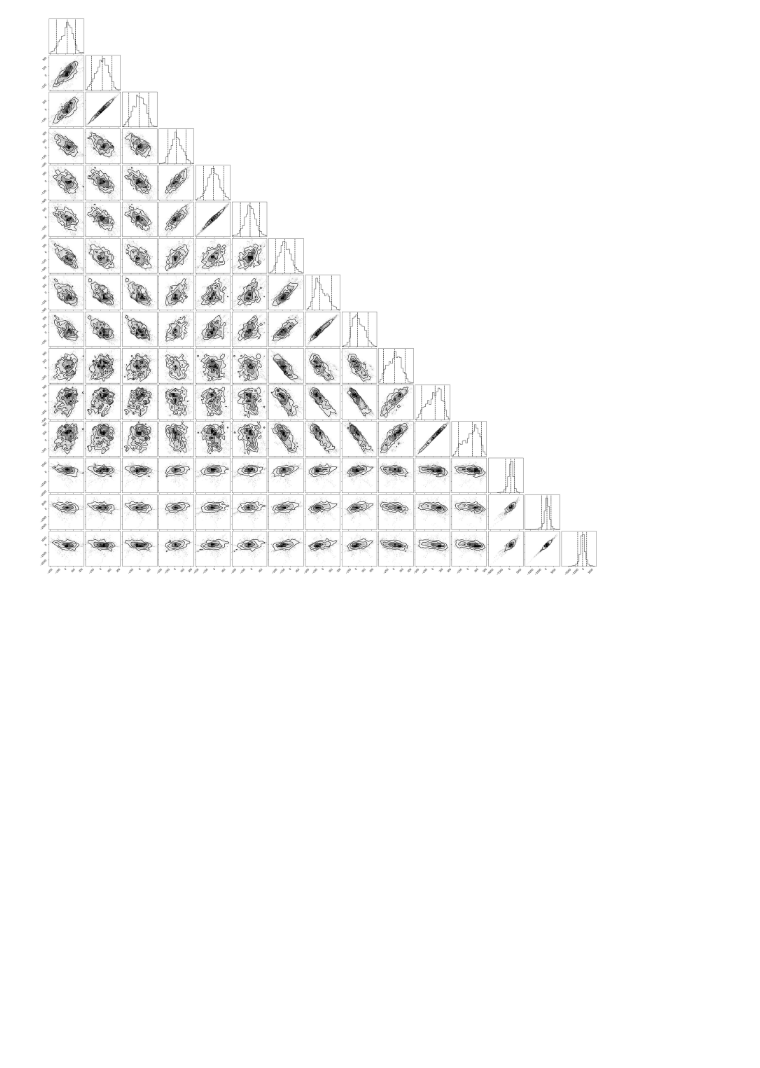
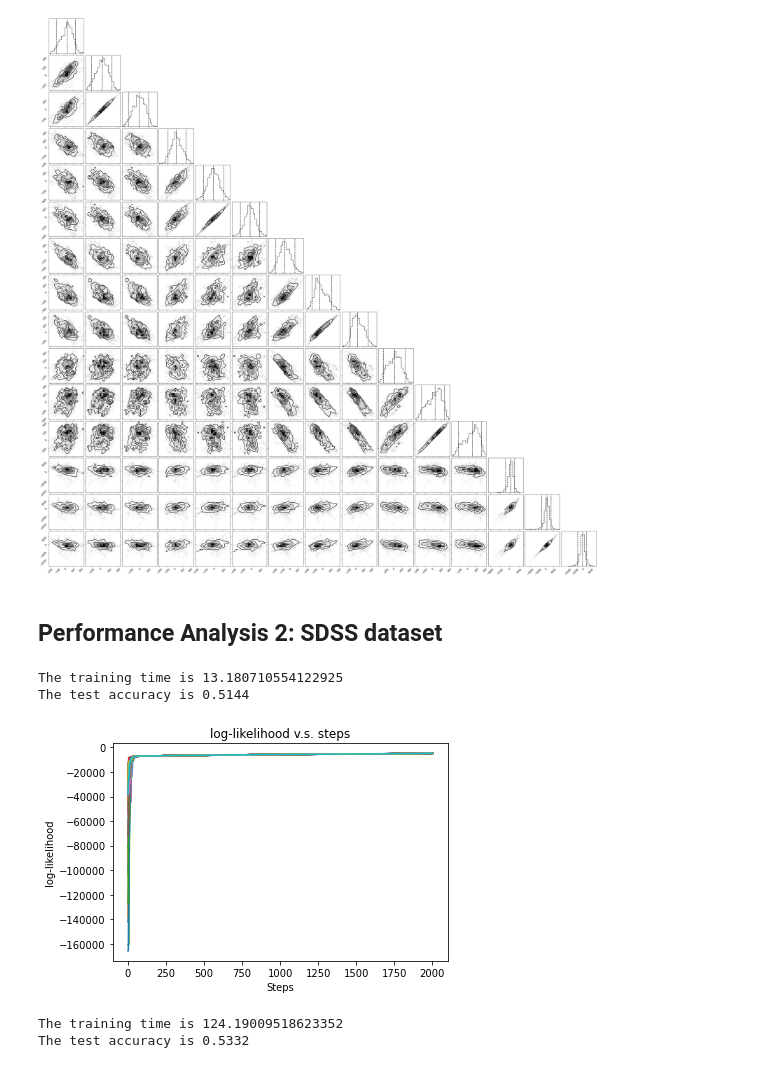
Before and after one commit to Foo2000/Optimizing-Softmax-Regression-with-MCMC, a Jupyter notebook: Optimizing_Softmax_Regression_with_MCMC.ipynb, the cells around one changed output. Cells and saved outputs as stored; diff of their text form; code cells hidden in the pictures; blank space fills up the shorter version.

Commit message:
Add SDSS dataset

```diff
--- a/Optimizing_Softmax_Regression_with_MCMC.ipynb
+++ b/Optimizing_Softmax_Regression_with_MCMC.ipynb
@@ -212,3 +214,55 @@ print("The test accuracy is", test_accuracy)
 The training time is 17.645887851715088
 The test accuracy is 0.9473684210526315
 [figure]
+# %% [markdown]
+## Performance Analysis 2: SDSS dataset
+# %%
+# read the raw SDSS dataset
+SDSS = pd.read_csv('Skyserver_SQL2_27_2018 6_51_39 PM.csv')
+# drop the irrelevant data:
+SDSS.drop(['objid', 'rerun', 'specobjid', 'plate'], axis=1, inplace=True)
+# drop the correlated data:
+SDSS.drop(['g', 'r', 'i', 'mjd'], axis=1, inplace=True)
+# rearrange the columns
+SDSS = SDSS[['ra', 'dec', 'u', 'z', 'run', 'camcol', 'field', 'redshift', 'fiberid', 'class']]
+# convert the labels to 0,1,2 for easy one-hot encoding
+SDSS['class'] = SDSS['class'].replace(['STAR'], 0)
+SDSS['class'] = SDSS['class'].replace(['GALAXY'], 1)
+SDSS['class'] = SDSS['class'].replace(['QSO'], 2)
+# convert the pd dataframe into a np array for use
+SDSS_data = SDSS.values
+
+train = SDSS_data[:(len(SDSS_data)*3//4)]
+train_x = train[:,:-1]
+train_y = train[:,-1].astype(int)
+
+test = SDSS_data[(len(SDSS_data)*3//4):]
+test_x = test[:,:-1]
+test_y = test[:,-1].astype(int)
+# %%
+start = time.time()
+regressor_SDSS_GD = SoftmaxRegression().fit(train_x,train_y,
+                                            ImprovedGradientDescent(learning_rate=0.001,momentum=0.9, batch_size=1))
+stop = time.time()
+train_time = stop - start
+test_yh = regressor_SDSS_GD.predict(test_x)
+test_accuracy = (to_classlabel(test_yh) == test_y).astype(float).mean()
+print("The training time is", train_time)
+print("The test accuracy is", test_accuracy)
+# %% [output]
+The training time is 13.180710554122925
+The test accuracy is 0.5144
+# %%
+start = time.time()
+regressor_SDSS_MC = SoftmaxRegression().fit(train_x,train_y,
+                                            BayesianInferenceMCMC())
+stop = time.time()
+train_time = stop - start
+test_yh = regressor_SDSS_MC.predict(test_x)
+test_accuracy = (to_classlabel(test_yh) == test_y).astype(float).mean()
+print("The training time is", train_time)
+print("The test accuracy is", test_accuracy)
+# %% [output]
+[figure, added]
+The training time is 124.19009518623352
+The test accuracy is 0.5332
```
Also changed, not shown: parts of 3 cells of this notebook, 1 other file.
